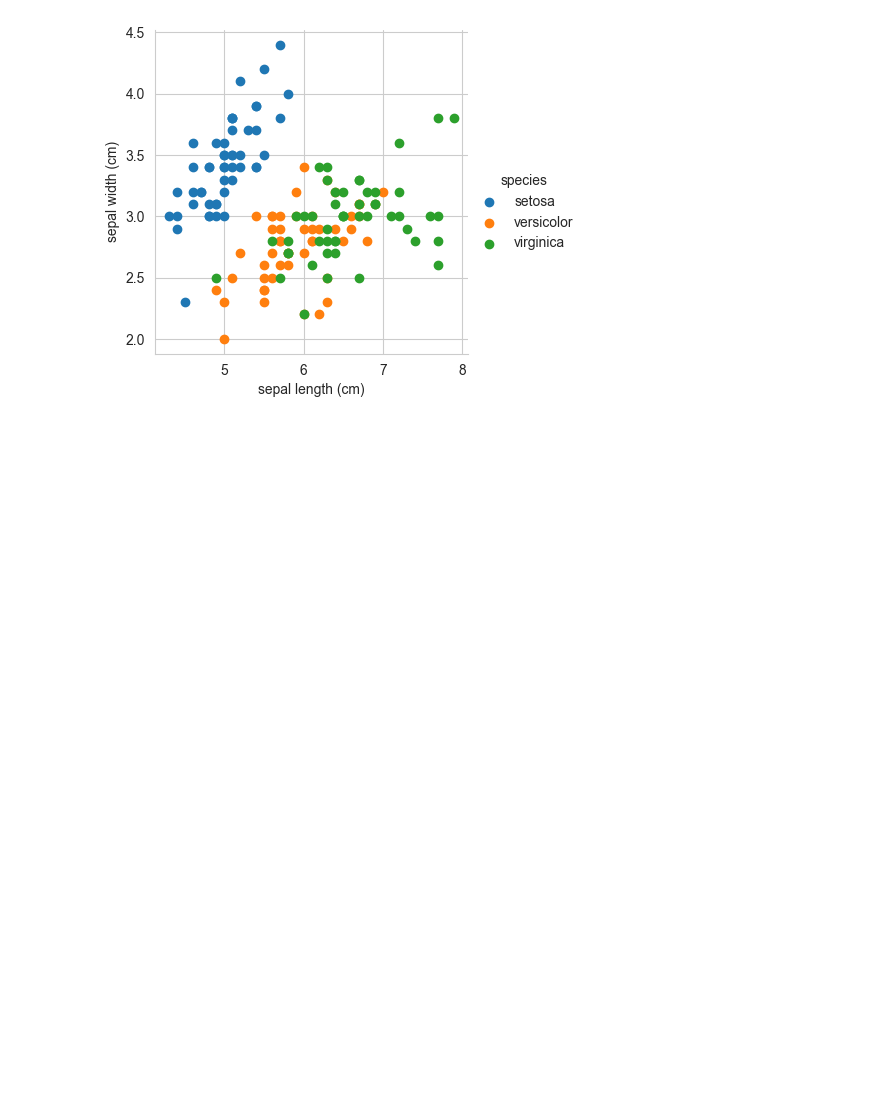
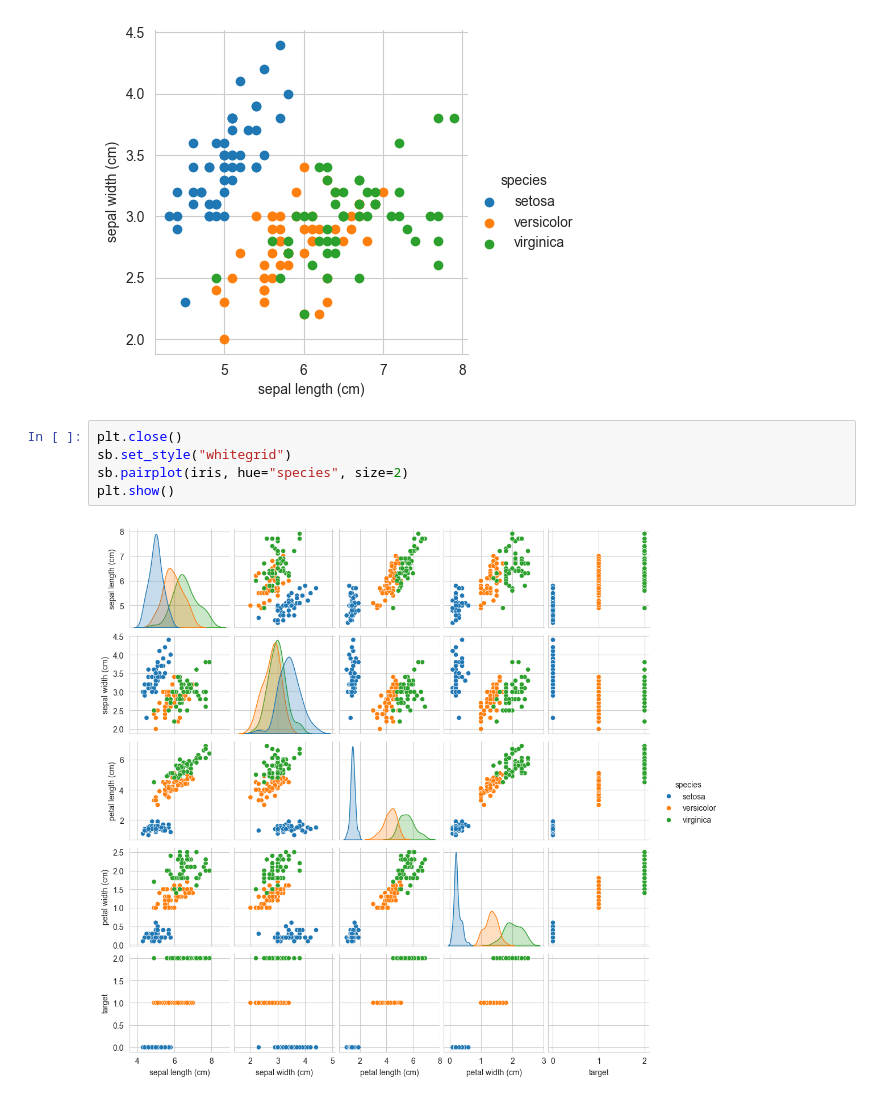
Before and after one commit to yash-singhal-wd/iris-EDA, a Jupyter notebook: iris.ipynb, the cells around one changed output. Saved outputs shown, nothing was run; the diff lists cells and outputs as text; blank space fills up the shorter version.

```diff
--- a/iris.ipynb
+++ b/iris.ipynb
@@ -65,3 +65,10 @@ g.add_legend()
 plt.show()
 # %% [output]
 [figure]
+# %%
+plt.close()
+sb.set_style("whitegrid")
+sb.pairplot(iris, hue="species", size=2)
+plt.show()
+# %% [output]
+[figure, added]
```
